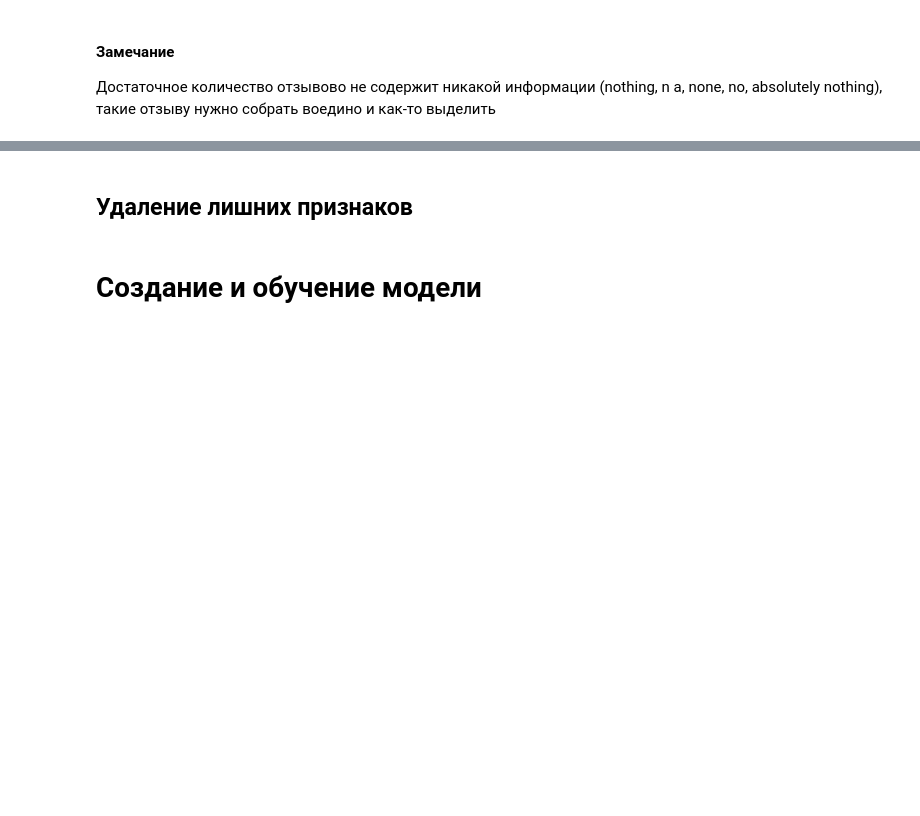
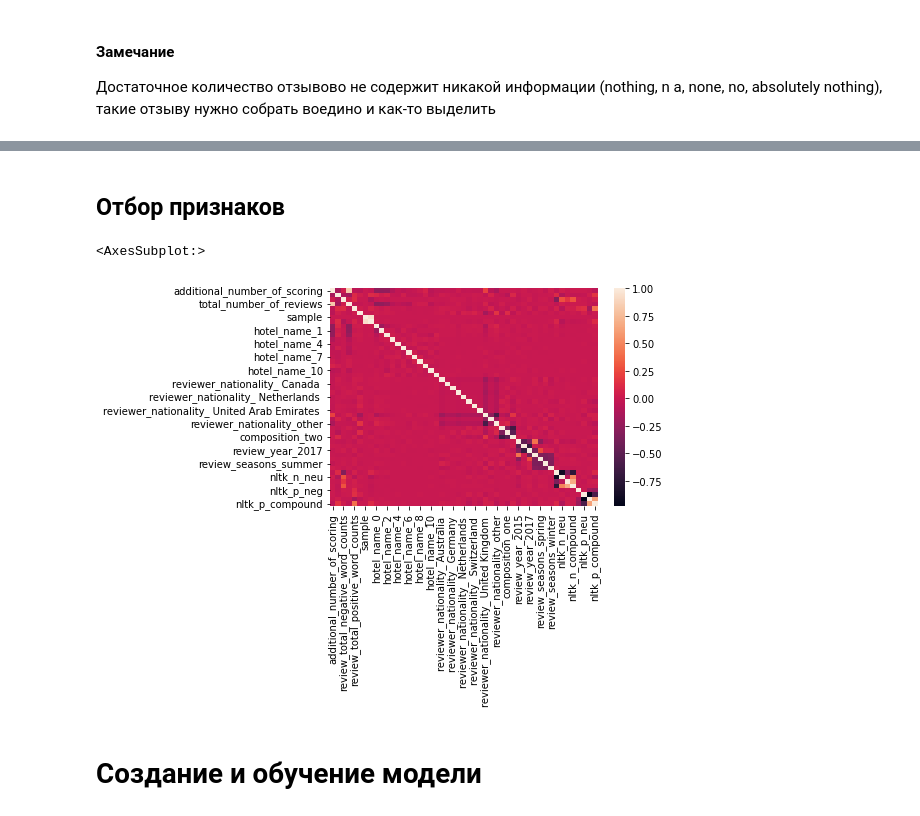
Before and after one commit to ElenaBask/Homework_SF, a Jupyter notebook: Project_3/sf-booking-my-solve.ipynb, the cells around one changed output, grey strips where cells are left out. Cells and saved outputs as stored; diff of their text form; code cells hidden in the pictures; blank space fills up the shorter version.

```diff
--- a/Project_3/sf-booking-my-solve.ipynb
+++ b/Project_3/sf-booking-my-solve.ipynb
@@ -467,5 +496,5 @@ data['pos_review_cleared'] = data.pos_review_tokenized.apply(clearing_tokens)
 # %% [markdown]
-## Удаление лишних признаков
+## Отбор признаков
 # %%
 # убираем вспомогательные и лишние признаки
 drop_list = ['days_since_review', 'review_date', 'lat', 'lng', 'purpose']
@@ -473,6 +502,11 @@ for i in data.select_dtypes(include=['object']).columns:
     if i not in drop_list:
         drop_list.append(i)
 data.drop(drop_list, axis=1, inplace=True)
+# %%
+sns.heatmap(data.corr())
+# %% [output]
+<AxesSubplot:>
+[figure, added]
 # %% [markdown]
 # Создание и обучение модели
 # %%
```
Also changed, not shown: parts of 11 cells of this notebook.
